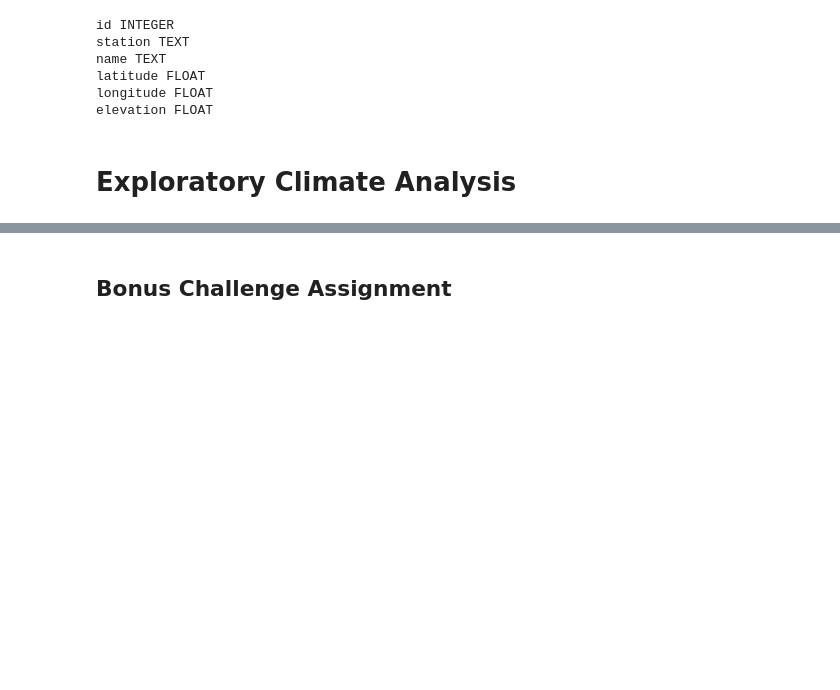
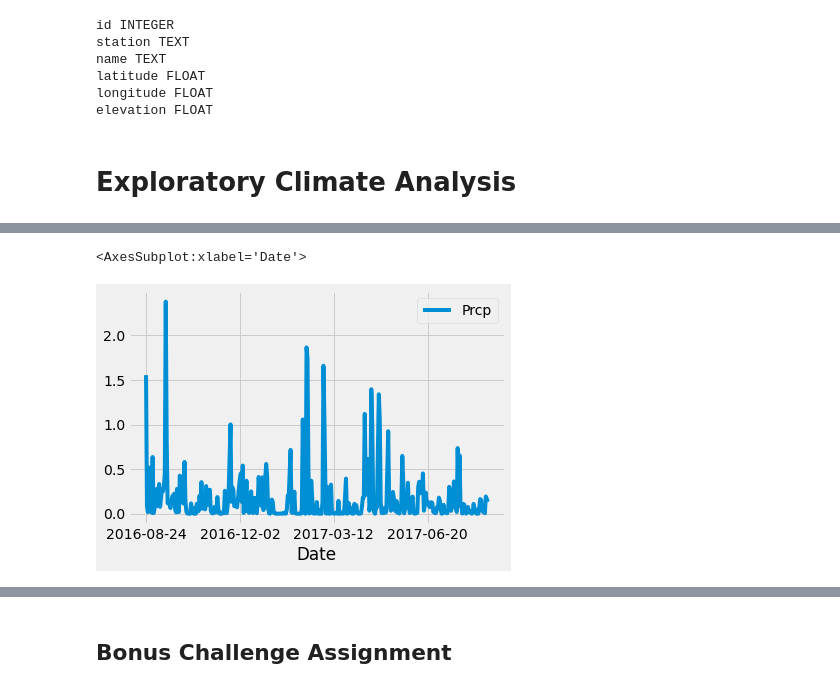
Before and after one commit to Jen-Dean/sqlalchemy-challenge, a Jupyter notebook: climate_starter.ipynb, the cells around one changed output, grey strips where cells are left out. Drawn from its saved outputs; the diff is of its cells as text; code cells hidden in the pictures; blank space fills up the shorter version.

```diff
--- a/climate_starter.ipynb
+++ b/climate_starter.ipynb
@@ -81,8 +97,14 @@ session = Session(engine)
 # Use Pandas Plotting with Matplotlib to plot the data
 # %%
 # Calculate the date 1 year ago from the last data point in the database
+year = dt.timedelta(days=365)
+
 current_date = session.query(Measurement.date).\
     order_by(Measurement.date.desc()).first()
 
-previous_date = ########
+previous_date = dt.datetime(2016, 8, 23)
+current_date = dt.datetime(2017, 8, 23)
+
+print(previous_date)
+type(current_date)
 # %% [output]
@@ -90,4 +113,6 @@ previous_date = ########
 # %%
-prcp = session.query(Measurement.prcp).limit(10).all()
+prcp = session.query(func.avg(Measurement.prcp), Measurement.date).\
+    filter(Measurement.date > previous_date).\
+    group_by(Measurement.date).all()
 prcp
 # %% [output]
@@ -94,0 +161,3 @@ prcp
+# %%
+prcp_df = pd.DataFrame(prcp, columns =['Prcp', 'Date']).set_index("Date")
+prcp_df.head()
@@ -95,2 +172,7 @@ prcp
+# %%
+prcp_df.plot()
+# %% [output]
+<AxesSubplot:xlabel='Date'>
+[figure, added]
 # %%
 # Use Pandas to calcualte the summary statistics for the precipitation data
```
Also changed, not shown: parts of 18 cells of this notebook, 1 other file.
